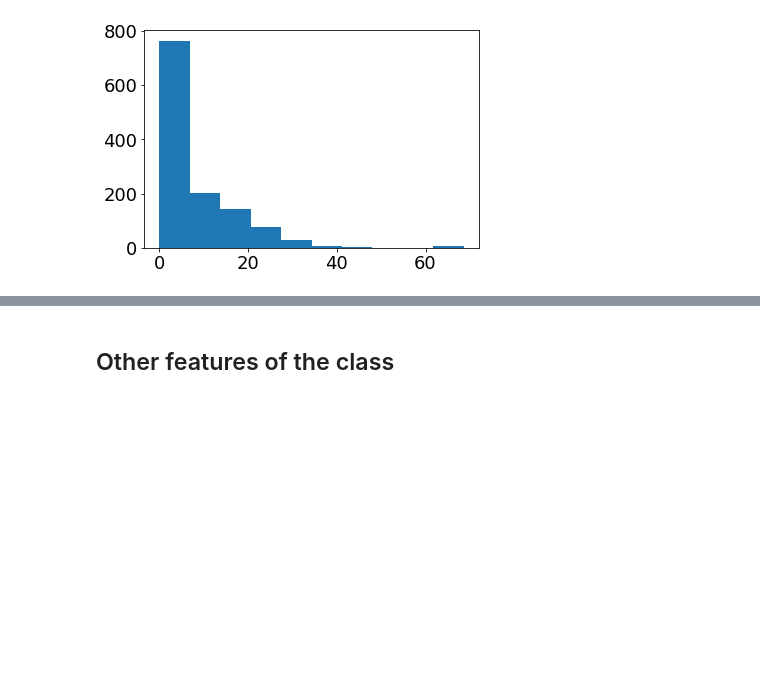
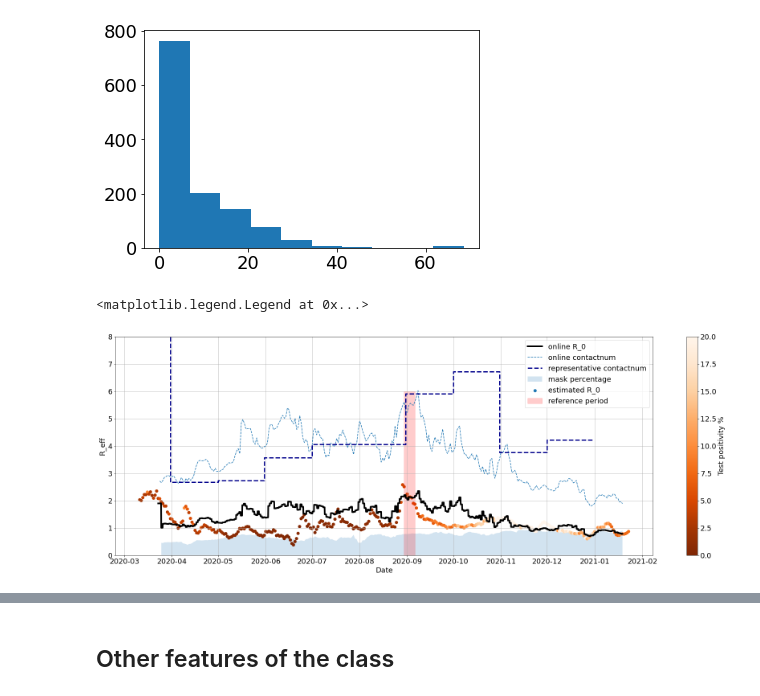
Before and after one commit to zsvizi/r-eff-social-contact-surveys-covid-19-hungary, a Jupyter notebook: figures.ipynb, the cells around one changed output, grey strips where cells are left out. Cells and saved outputs as stored; diff of their text form; code cells hidden in the pictures; blank space fills up the shorter version.

```diff
--- a/figures.ipynb
+++ b/figures.ipynb
@@ -297,3 +307,75 @@ idojaras["date"] = idojaras.index.map(lambda s: datetime.strptime(s, '%Y-%m'))
+# %%
+plt.figure(figsize=(30,10))
+
+# simulated R-values
+# plt.plot(t1, sim_1.r_eff_plot, label="original", color="lightgrey")
+plt.plot(t2, sim_2.r_eff_plot, label="online R_0", color="black", lw=4)
+
+# average contact numbers
+plt.plot(
+    [datetime.fromtimestamp(t) for t in sim_1.data.contact_num_data["start"]],
+    sim_1.data.contact_num_data["outside"] + sim_1.data.contact_num_data["family"],
+    '--',
+    label="online contactnum")
+
+# representative contact numbers
+plt.step(rdf.groupby("pos").sum().mean().index,rdf.groupby("pos").sum().mean(),'--',
+         lw=3, c="darkblue", label="representative contactnum")
+
+# masks
+plt.fill_between(
+    [datetime.fromtimestamp(t) for t in sim_1.data.contact_num_data["start"]],
+    sim_1.data.contact_num_data['mask_percentage'].map(float),
+    alpha=0.2,
+    label="mask percentage")
+
+# reference R-values from Tamas Ferenci
+for m in df["method"].unique()[[1]]:
+    sdf = df[df["method"] == m]
+    # positivity rate
+    plt.scatter(sdf["datetime"],sdf["r0"],
+                lw=2, c=sdf["pos"], cmap="Oranges_r",
+                vmin=0, vmax=20, label="estimated R_0")
+    # errorbar
+#     plt.fill_between(sdf["datetime"] - timedelta(days=0), sdf["ci_lower"], sdf["ci_upper"],
+#                      color='orange', alpha=0.2)
+    # casenum
+#     N = 3
+#     plt.plot(sdf["datetime"],np.convolve(sdf["casenum"] / 1000, np.ones(2 * N + 1) / (2 * N + 1), mode='same'),
+#              'r-', lw=4, alpha=0.3, label="Number of pos. cases")
+
+plt.colorbar(label="Test positivity %")
+
+# reference R_0 period
+d1,d2 =  sim_2.baseline_cm_date
+plt.fill_betweenx(
+    np.linspace(0, 6, 100),
+    datetime.strptime(d1,'%Y-%m-%d'),
+    datetime.strptime(d2,'%Y-%m-%d'),
+    color='r',
+    alpha=0.2,
+    label="reference period")
+
+#
+
+# formatting
+plt.xlabel("Date")
+plt.ylabel("R_eff")
+plt.ylim(0,8)
+plt.grid()
+plt.legend()
+
+
+# # temperature
+# ax2 = plt.gca().twinx()
+# ax2.step(idojaras["date"].tolist()[2:] + [idojaras["date"].iloc[-1]],
+#          idojaras["temp"].tolist()[2:] + [idojaras["temp"].iloc[-1]],
+#          lw=2, c="purple", label="temperature")
+# ax2.set_ylabel(r"Avg. temperature $(^\circ C)$")
+# ax2.legend()
+# %% [output]
+<matplotlib.legend.Legend at 0x...>
+[figure, added]
 # %%
 plt.figure(figsize=(30,10))
 
```
Also changed, not shown: parts of 7 cells of this notebook.
